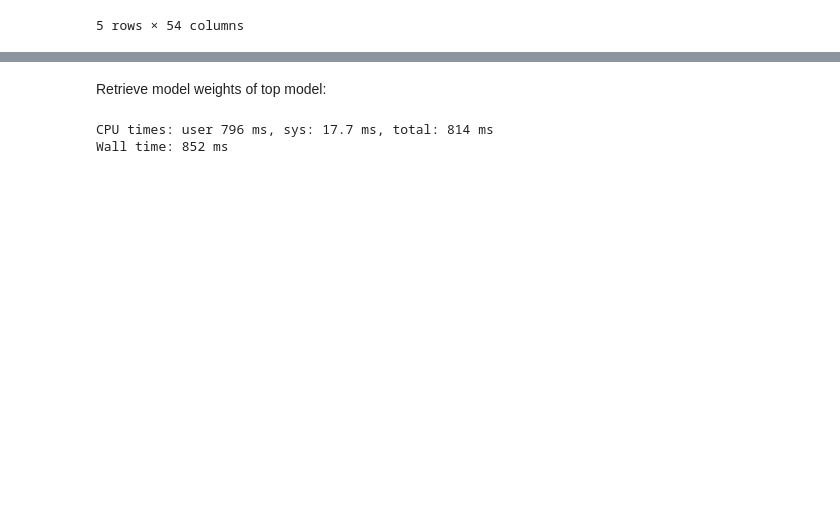
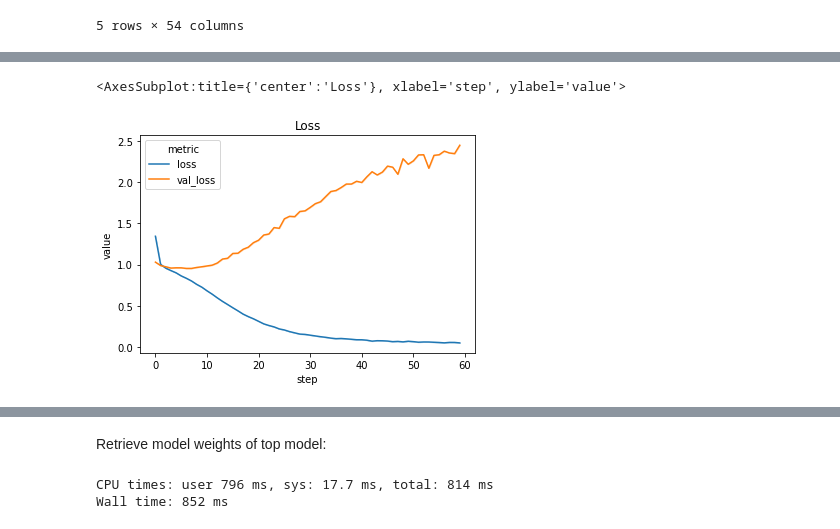
Before and after one commit to mrzzy/np-dl-assign-2, a Jupyter notebook: notebooks/Assignment_2_p1.ipynb, the cells around one changed output, grey strips where cells are left out. Saved outputs shown, nothing was run; the diff lists cells and outputs as text; code cells hidden in the pictures; blank space fills up the shorter version.

```diff
--- a/notebooks/Assignment_2_p1.ipynb
+++ b/notebooks/Assignment_2_p1.ipynb
@@ -711,0 +721,6 @@ sns.lineplot(
+# %%
+gru_run_df = run_df[run_df["rnn_cell"] == "gru"]
+gru_top_model_id = gru_run_df["val_loss"].idxmin()
+gru_top_model_metrics_df = metrics_df[metrics_df["run_id"] == gru_top_model_id]
+print(f"Top Test Loss: {gru_run_df.loc[gru_top_model_id]['test_loss']}")
+print(f"Top Test Accuracy: {gru_run_df.loc[gru_top_model_id]['test_accuracy']}")
@@ -711,0 +730,18 @@ sns.lineplot(
+# %%
+plt.title("Loss")
+sns.lineplot(
+    data=gru_top_model_metrics_df[
+        gru_top_model_metrics_df["metric"].isin(
+            [
+                "val_loss",
+                "loss",
+            ]
+        )
+    ],
+    x="step",
+    y="value",
+    hue="metric",
+)
+# %% [output]
+<AxesSubplot:title={'center':'Loss'}, xlabel='step', ylabel='value'>
+[figure, added]
```
Also changed, not shown: parts of 13 cells of this notebook.
